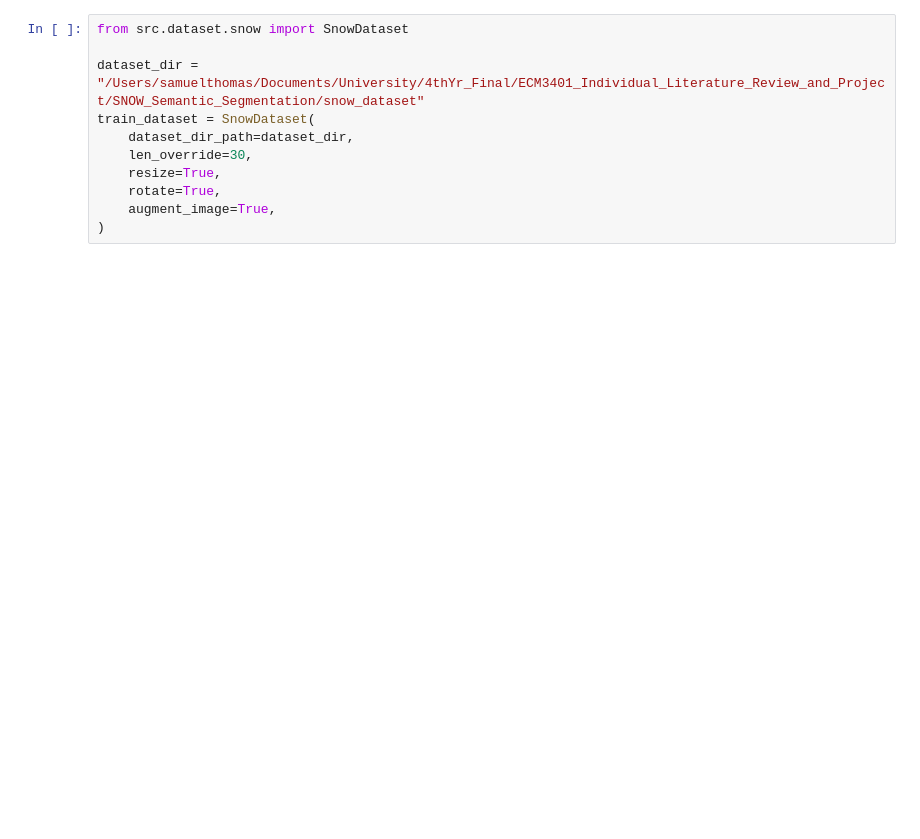
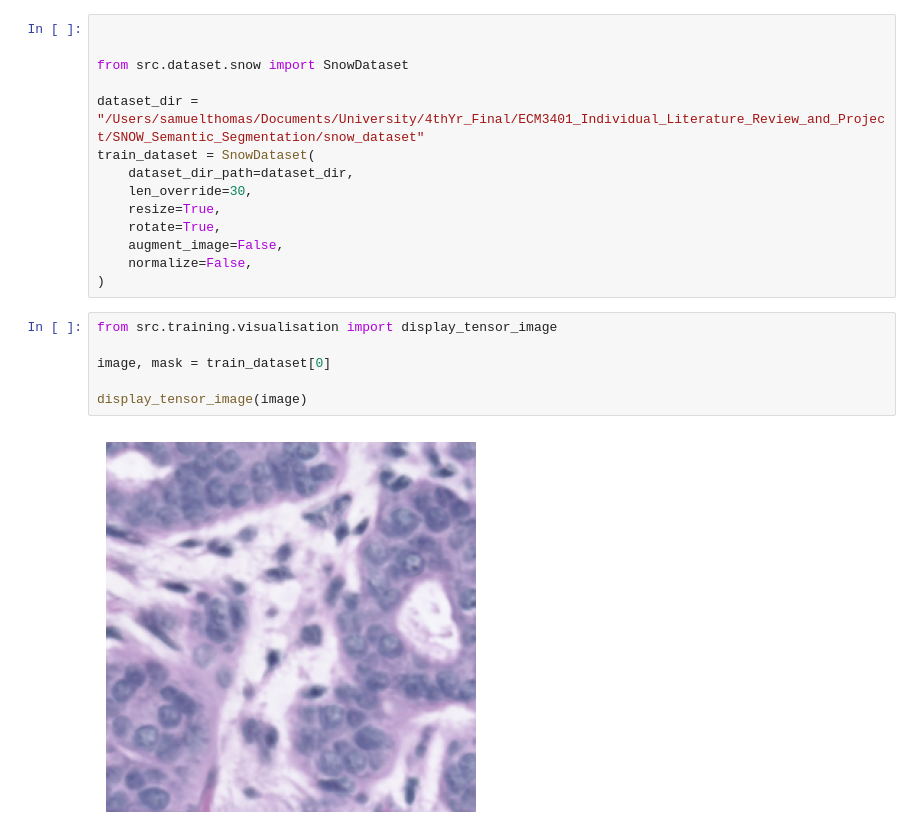
Before and after one commit to sccthomas/ECM3401_Individual_Project, a Jupyter notebook: sandbox.ipynb, the cells around one changed output. Saved outputs shown, nothing was run; the diff lists cells and outputs as text; blank space fills up the shorter version.

```diff
--- a/sandbox.ipynb
+++ b/sandbox.ipynb
@@ -1,4 +1,6 @@
 # %%
+
+
 from src.dataset.snow import SnowDataset
 
 dataset_dir = "/Users/samuelthomas/Documents/University/4thYr_Final/ECM3401_Individual_Literature_Review_and_Project/SNOW_Semantic_Segmentation/snow_dataset"
@@ -7,6 +9,15 @@ train_dataset = SnowDataset(
     len_override=30,
     resize=True,
     rotate=True,
-    augment_image=True,
+    augment_image=False,
+    normalize=False,
 )
+# %%
+from src.training.visualisation import display_tensor_image
+
+image, mask = train_dataset[0]
+
+display_tensor_image(image)
+# %% [output]
+[figure, added]
 # %%
```
Also changed, not shown: parts of 6 cells of this notebook, 5 other files.
